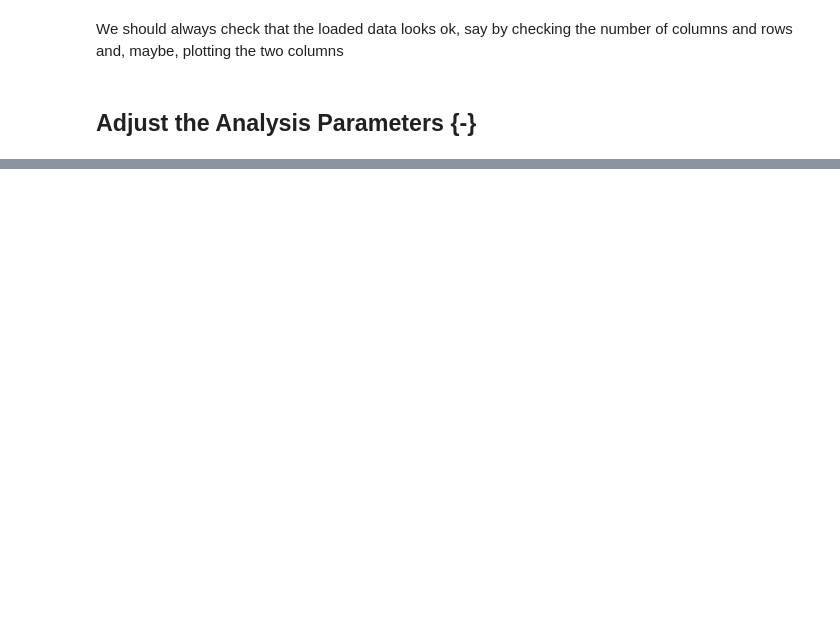
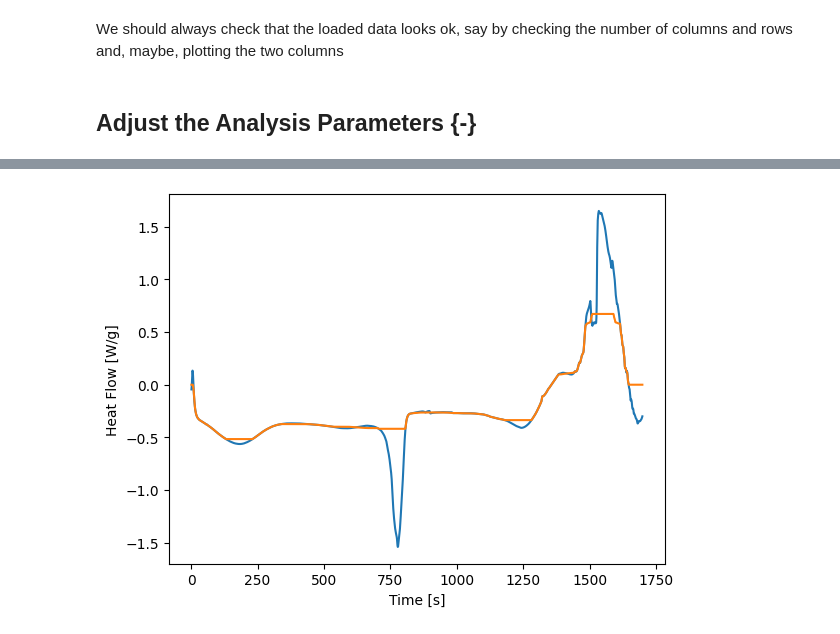
Before and after one commit to DavidShreve/PChemLab, a Jupyter notebook: DSC_ModelingData.ipynb, the cells around one changed output, grey strips where cells are left out. Drawn from its saved outputs; the diff is of its cells as text; code cells hidden in the pictures; blank space fills up the shorter version.

```diff
--- a/DSC_ModelingData.ipynb
+++ b/DSC_ModelingData.ipynb
@@ -201,0 +222,4 @@ analyze_peak(indium_melting,verbose=True)
+# %%
+plot_peak(cotton)
+# %% [output]
+[figure, added]
```
Also changed, not shown: parts of 22 cells of this notebook, 1 other file.
